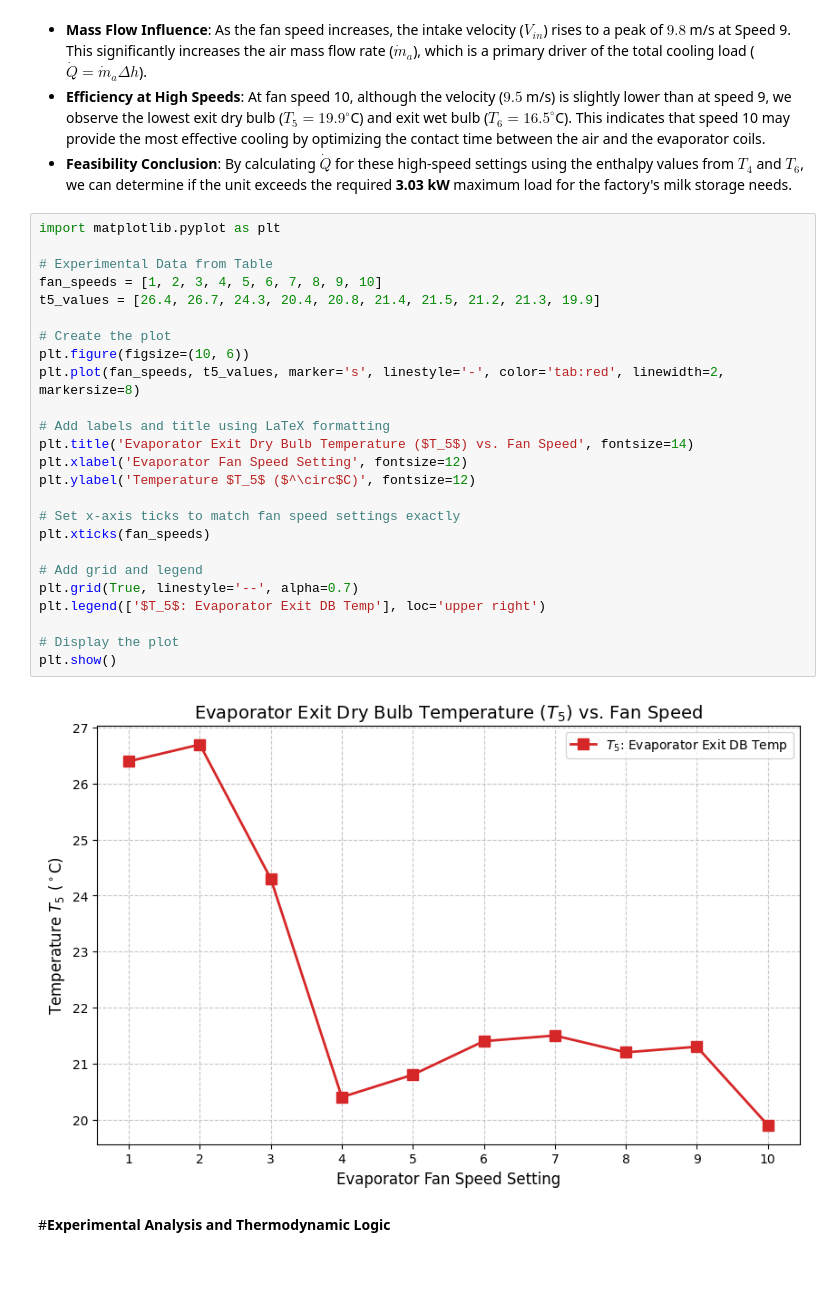
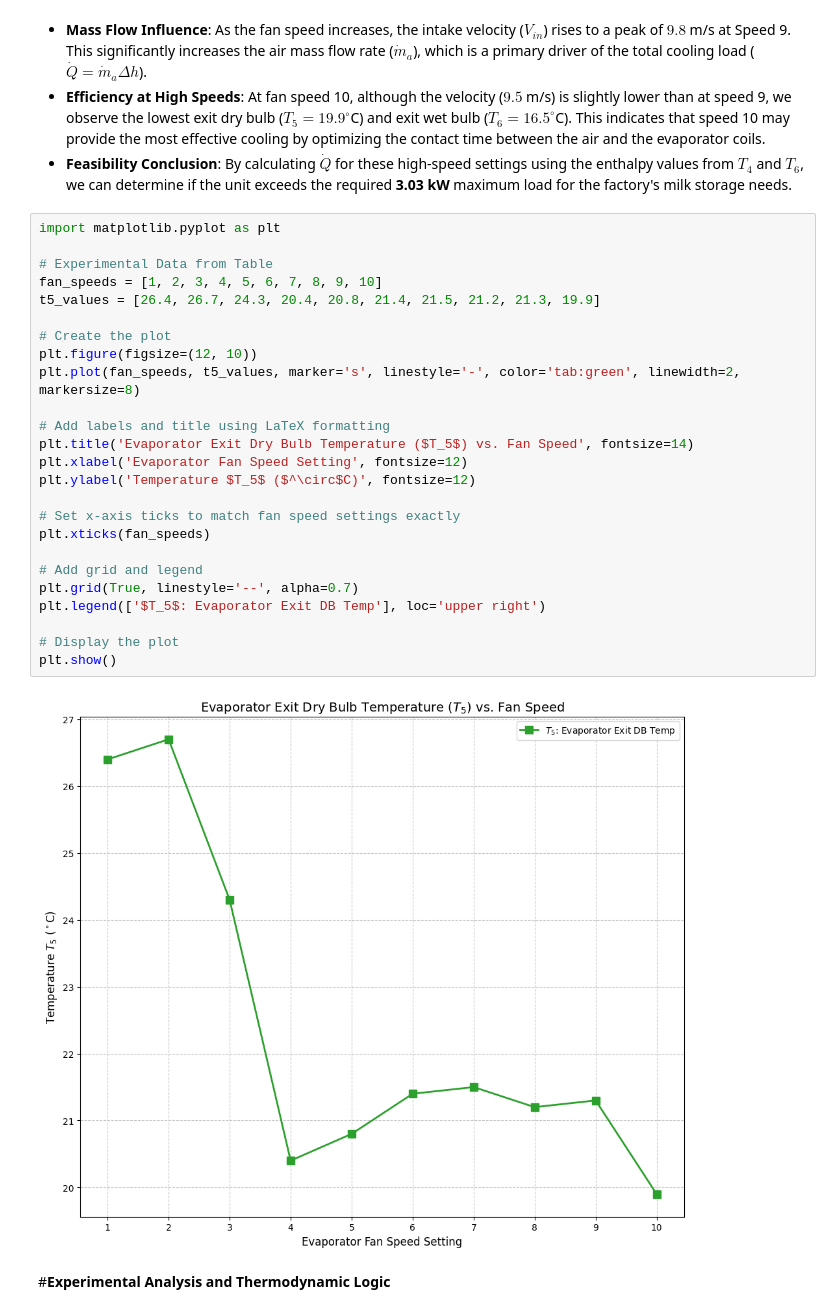
Before and after one commit to kush450629/ME421_GROUP_A1, a Jupyter notebook: Heat Transfer/ME421_E20071_Heat_Transfer.ipynb, the cells around one changed output. Saved outputs shown, nothing was run; the diff lists cells and outputs as text; blank space fills up the shorter version.

```diff
--- a/Heat Transfer/ME421_E20071_Heat_Transfer.ipynb
+++ b/Heat Transfer/ME421_E20071_Heat_Transfer.ipynb
@@ -129,30 +130,30 @@ The cooling capacity of the unit is determined by analyzing the air as it passes
 # %%
 import matplotlib.pyplot as plt
 
 # Experimental Data from Table
 fan_speeds = [1, 2, 3, 4, 5, 6, 7, 8, 9, 10]
 t5_values = [26.4, 26.7, 24.3, 20.4, 20.8, 21.4, 21.5, 21.2, 21.3, 19.9]
 
 # Create the plot
-plt.figure(figsize=(10, 6))
-plt.plot(fan_speeds, t5_values, marker='s', linestyle='-', color='tab:red', linewidth=2, markersize=8)
+plt.figure(figsize=(12, 10))
+plt.plot(fan_speeds, t5_values, marker='s', linestyle='-', color='tab:green', linewidth=2, markersize=8)
 
 # Add labels and title using LaTeX formatting
 plt.title('Evaporator Exit Dry Bulb Temperature ($T_5$) vs. Fan Speed', fontsize=14)
 plt.xlabel('Evaporator Fan Speed Setting', fontsize=12)
 plt.ylabel('Temperature $T_5$ ($^\circ$C)', fontsize=12)
 
 # Set x-axis ticks to match fan speed settings exactly
 plt.xticks(fan_speeds)
 
 # Add grid and legend
 plt.grid(True, linestyle='--', alpha=0.7)
 plt.legend(['$T_5$: Evaporator Exit DB Temp'], loc='upper right')
 
 # Display the plot
 plt.show()
 # %% [output]
-[figure, old version]
+[figure, new version]
 # %% [markdown]
 #**Experimental Analysis and Thermodynamic Logic**
 # %% [markdown]
```
Also changed, not shown: parts of 13 cells of this notebook.
